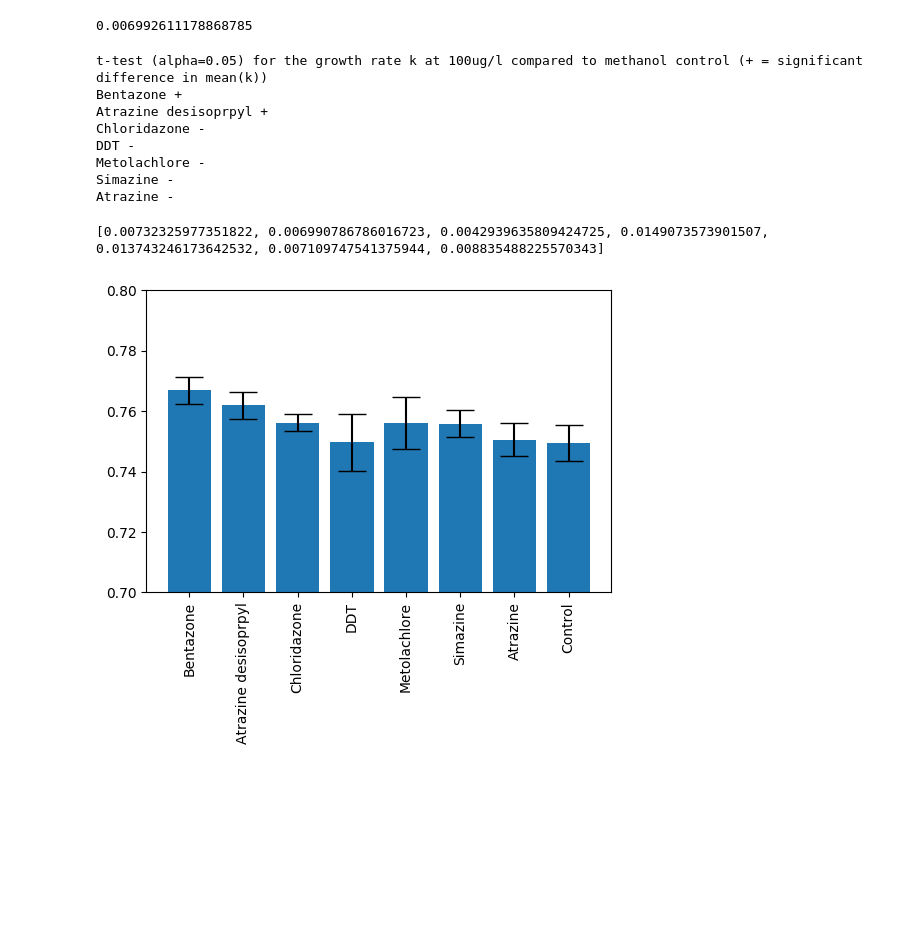
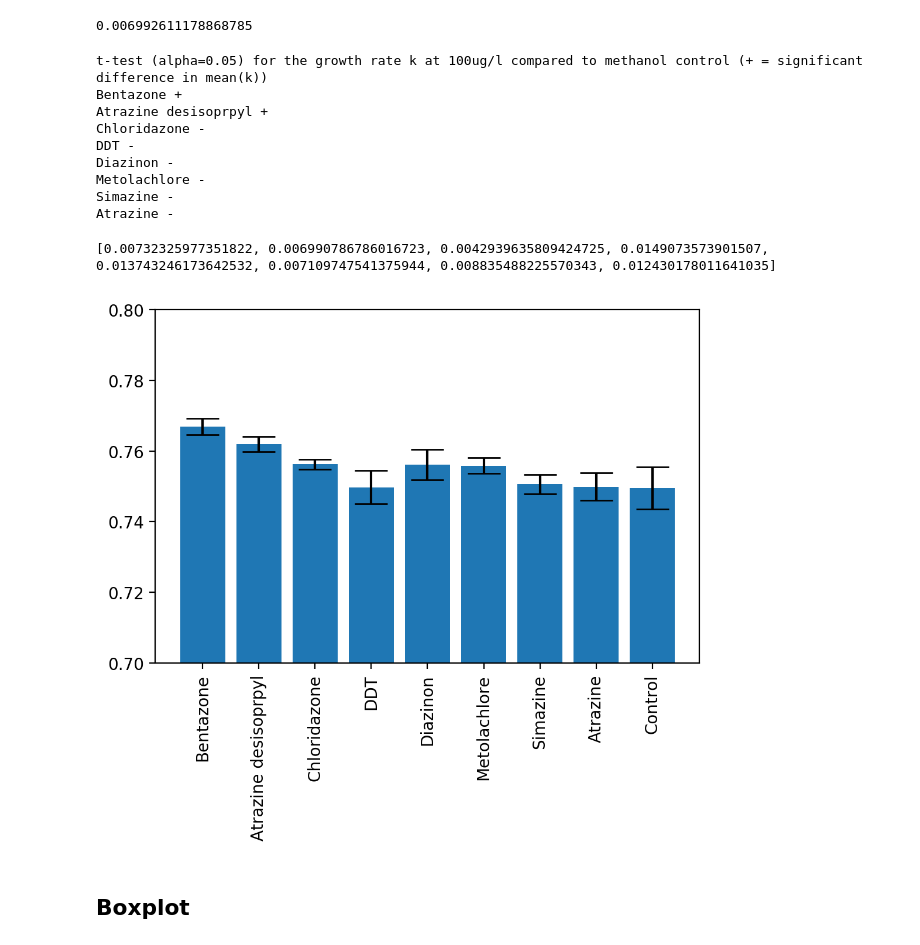
Before and after one commit to sspoerri/iGEM-EPFL-2020-Data_Analysis, a Jupyter notebook: notebooks/plate5.ipynb, the cells around one changed output. Cells and saved outputs as stored; diff of their text form; code cells hidden in the pictures; blank space fills up the shorter version.

```diff
--- a/notebooks/plate5.ipynb
+++ b/notebooks/plate5.ipynb
@@ -29,6 +29,7 @@ def get_dataframe_from_xlsx(path):
     return pd.concat(df_list_new,axis=1)
 
 df = get_dataframe_from_xlsx('../data/202000808_iGEM2020-KO-Fitness-plate5.xlsx')
+df = df.loc[:,~df.columns.duplicated()] # remove duplicate columns
 df.head()
 # %% [output]
 |  | A1 | B1 | C1 | D1 | E1 | F1 | G1 | H1 | A2 | B2 | ... |
@@ -374,7 +375,7 @@ ttest_ind(k_control,k_bentazone).pvalue
 # %%
 from scipy.stats import ttest_ind
 print('t-test (alpha=0.05) for the growth rate k at 100ug/l compared to methanol control (+ = significant difference in mean(k))')
-pesticides = ['Bentazone','Atrazine desisoprpyl','Chloridazone','DDT','Metolachlore','Simazine','Atrazine']
+pesticides = ['Bentazone','Atrazine desisoprpyl','Chloridazone','DDT','Diazinon','Metolachlore','Simazine','Atrazine']
 for i in range(len(pesticides)):
     k = []
     for j in range(4):
@@ -389,11 +390,15 @@ Bentazone +
 Atrazine desisoprpyl +
 Chloridazone -
 DDT -
+Diazinon -
 Metolachlore -
 Simazine -
 Atrazine -
 # %%
+import matplotlib as mpl
+mpl.rcParams['figure.dpi'] = 200
 from scipy.stats import t
+import matplotlib.pyplot as plt
 
 fig, ax = plt.subplots()
 means = []
@@ -401,33 +406,35 @@ stds = []
 errs = []
 x_pos = np.arange(len(pesticides)+1)
 for i in range(len(pesticides)):
     k = []
     for j in range(4):
         col = str(i+1)
         row = alph[j+4]
         fit = get_fit(df,(row+col),[12.5,0.3,1,0.8])
         k.append(fit[2])
     means.append(np.mean(k))
-    stds.append(np.std(k))
+    stds.append(np.std(k)/2)
     a,b = t.interval(0.95,3,np.mean(k),np.std(k)/2)
     errs.append((b-a)/2)
 print(errs)
 k_control = []
 for i in range(4):
     col = str(9)
     row = alph[i+4]
     fit = get_fit(df,(row+col),[12.5,0.3,1,0.8])
     k_control.append(fit[2])
 a,b = t.interval(0.95,3,np.mean(k_control),np.std(k_control)/2)
 errs.append((b-a)/2)
 means.append(np.mean(k_control))
 stds.append(np.std(k_control))
 ax.bar(x_pos,means,yerr=stds,capsize=10)
 plt.ylim(0.7,0.8)
 ax.set_xticks(x_pos)
 ax.set_xticklabels(pesticides+['Control'])
 plt.xticks(rotation=90)
 plt.show()
 # %% [output]
-[0.00732325977351822, 0.006990786786016723, 0.0042939635809424725, 0.0149073573901507, 0.013743246173642532, 0.007109747541375944, 0.008835488225570343]
+[0.00732325977351822, 0.006990786786016723, 0.0042939635809424725, 0.0149073573901507, 0.013743246173642532, 0.007109747541375944, 0.008835488225570343, 0.012430178011641035]
-[figure, old version]
+[figure, new version]
+# %% [markdown]
+## Boxplot
```
Also changed, not shown: parts of 3 cells of this notebook, 3 other files.
